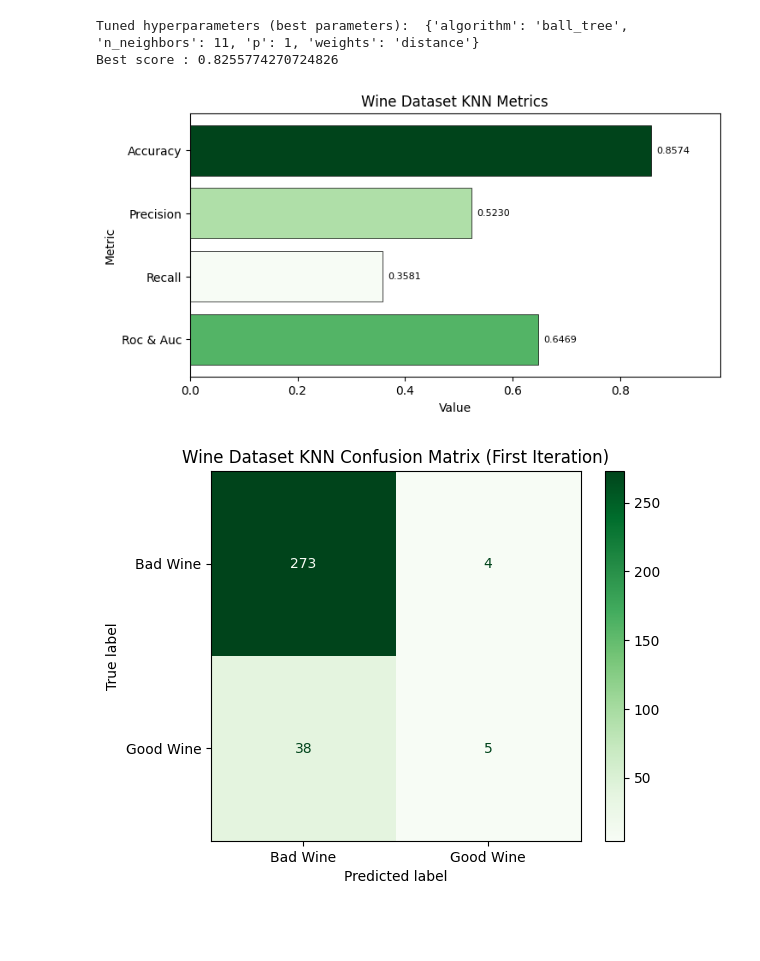
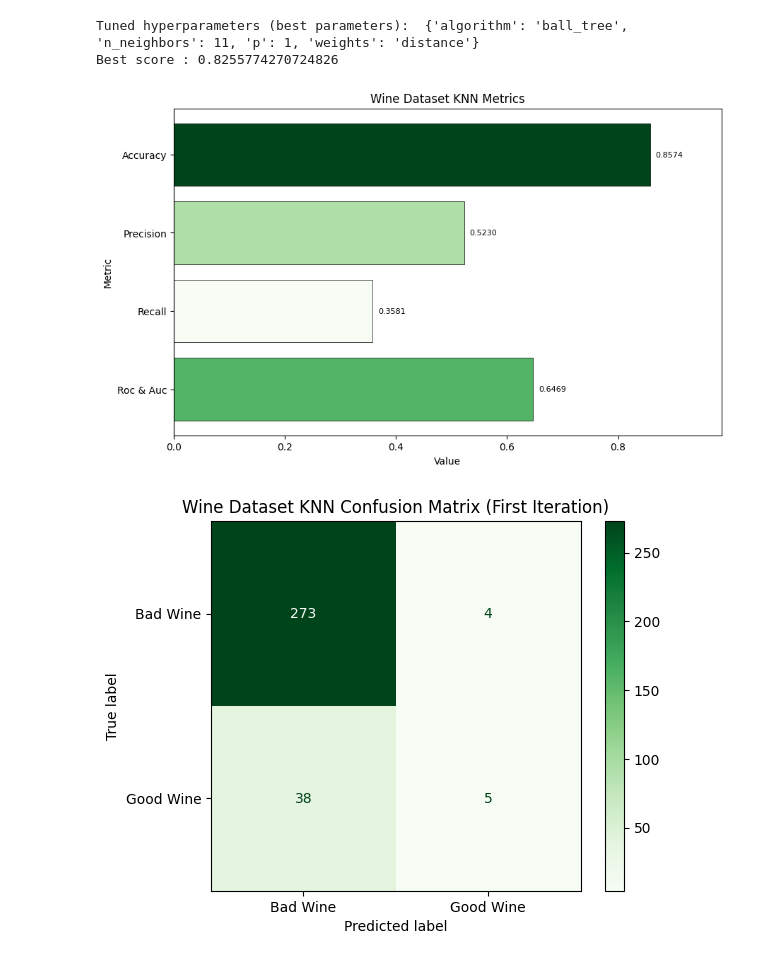
Before and after one commit to Antonio-Tresol/proyecto_1_ml, a Jupyter notebook: proyecto_1_ml.ipynb, the cells around one changed output. Drawn from its saved outputs; the diff is of its cells as text; code cells hidden in the pictures; blank space fills up the shorter version.

```diff
--- a/proyecto_1_ml.ipynb
+++ b/proyecto_1_ml.ipynb
@@ -234,21 +217,21 @@ Best score : 0.8255774270724826
 # %%
 knn_classifier = KNeighborsClassifier(**best_knn_params)
 algorithm_name = "Knn"
 knn_metrics, confusion_mat = fit_and_get_metrics(
     model=knn_classifier,
     algorithm=algorithm_name,
     X=X_wine_normalized,
     Y=y_wine,
     n_folds=5,
 )
-plot_metrics(
+plot_barplot_model_metrics(
     metrics=knn_metrics,
     algorithm=algorithm_name,
     title="Wine Dataset KNN Metrics",
     color=plt.cm.Greens,
 )
 # %% [output]
-[figure, old version]
+[figure, new version]
 # %%
 plot_confusion_matrix(
     confusion_matrix=confusion_mat,
```
Also changed, not shown: parts of 21 cells of this notebook, 1 other file.
